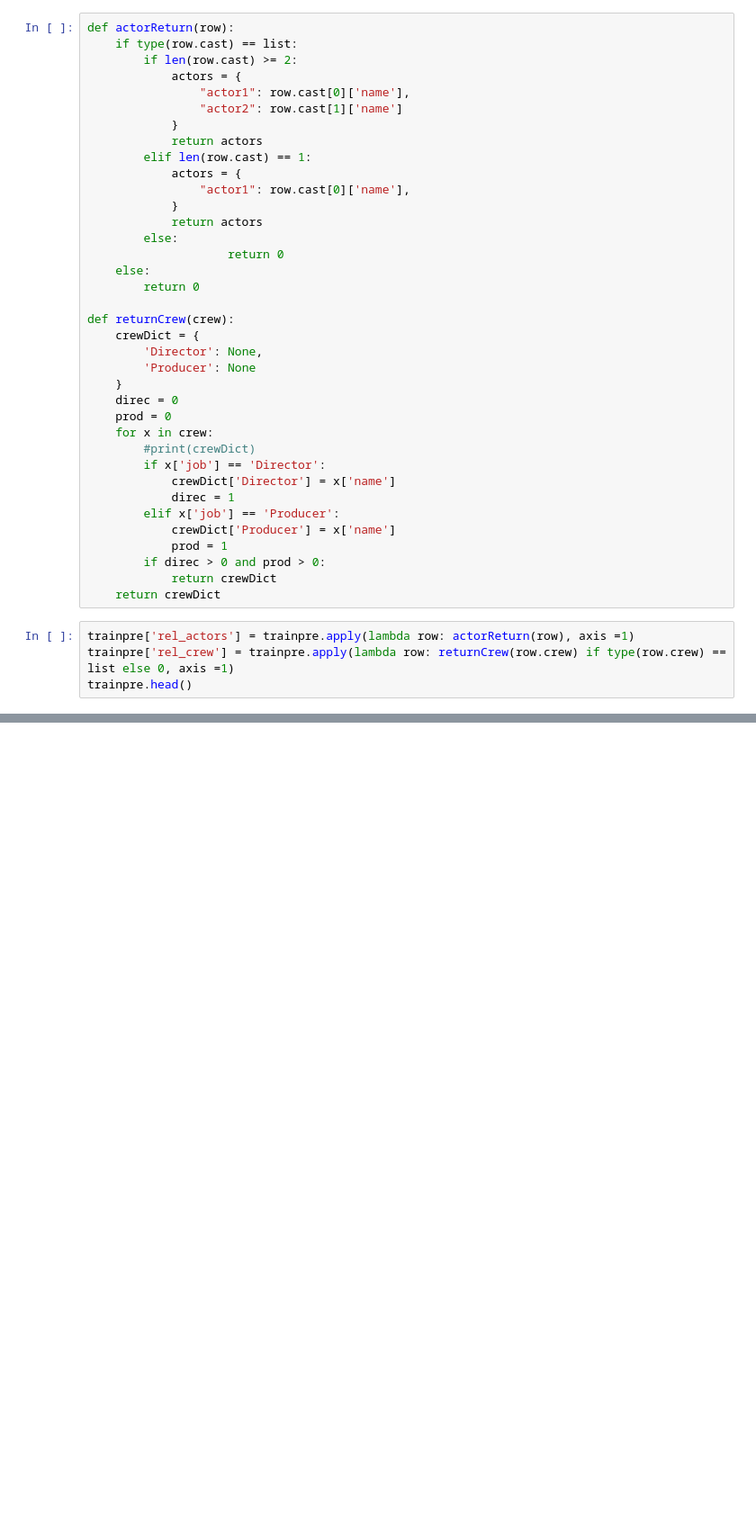
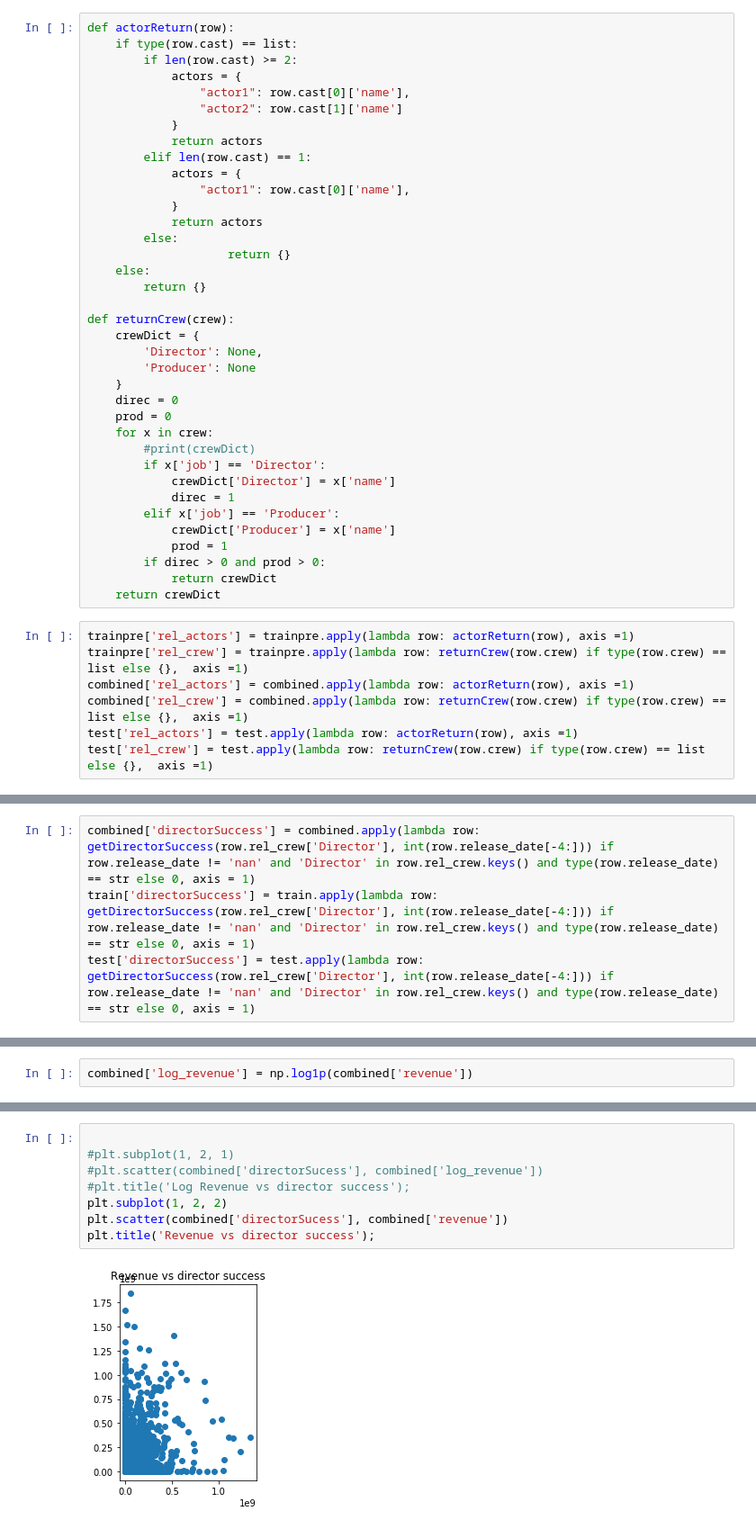
Before and after one commit to IsaLaughlin/CAP4770-Group_13, a Jupyter notebook: dsfinal.ipynb, the cells around one changed output, grey strips where cells are left out. Shown: that part at 90% size. Cells and saved outputs as stored; diff of their text form; blank space fills up the shorter version.

Commit message:
producer/actors success and touched up a couple of things

```diff
--- a/dsfinal.ipynb
+++ b/dsfinal.ipynb
@@ -42,9 +116,9 @@ def actorReturn(row):
             }
             return actors
         else:
-                    return 0
+                    return {}
     else:
-        return 0
+        return {}
 
 def returnCrew(crew):
     crewDict = {
@@ -66,5 +140,8 @@ def returnCrew(crew):
     return crewDict
 # %%
 trainpre['rel_actors'] = trainpre.apply(lambda row: actorReturn(row), axis =1)
-trainpre['rel_crew'] = trainpre.apply(lambda row: returnCrew(row.crew) if type(row.crew) == list else 0, axis =1)
-trainpre.head()
+trainpre['rel_crew'] = trainpre.apply(lambda row: returnCrew(row.crew) if type(row.crew) == list else {},  axis =1)
+combined['rel_actors'] = combined.apply(lambda row: actorReturn(row), axis =1)
+combined['rel_crew'] = combined.apply(lambda row: returnCrew(row.crew) if type(row.crew) == list else {},  axis =1)
+test['rel_actors'] = test.apply(lambda row: actorReturn(row), axis =1)
+test['rel_crew'] = test.apply(lambda row: returnCrew(row.crew) if type(row.crew) == list else {},  axis =1)
@@ -101,0 +368,4 @@ for x in range(0, 50):
+# %%
+combined['directorSuccess'] = combined.apply(lambda row: getDirectorSuccess(row.rel_crew['Director'], int(row.release_date[-4:])) if row.release_date != 'nan' and 'Director' in row.rel_crew.keys() and type(row.release_date) == str else 0, axis = 1)
+train['directorSuccess'] = train.apply(lambda row: getDirectorSuccess(row.rel_crew['Director'], int(row.release_date[-4:])) if row.release_date != 'nan' and 'Director' in row.rel_crew.keys() and type(row.release_date) == str else 0, axis = 1)
+test['directorSuccess'] = test.apply(lambda row: getDirectorSuccess(row.rel_crew['Director'], int(row.release_date[-4:])) if row.release_date != 'nan' and 'Director' in row.rel_crew.keys() and type(row.release_date) == str else 0, axis = 1)
@@ -101,0 +379,2 @@ for x in range(0, 50):
+# %%
+combined['log_revenue'] = np.log1p(combined['revenue'])
@@ -101,0 +397,10 @@ for x in range(0, 50):
+# %%
+
+#plt.subplot(1, 2, 1)
+#plt.scatter(combined['directorSucess'], combined['log_revenue'])
+#plt.title('Log Revenue vs director success');
+plt.subplot(1, 2, 2)
+plt.scatter(combined['directorSucess'], combined['revenue'])
+plt.title('Revenue vs director success');
+# %% [output]
+[figure, added]
```
Also changed, not shown: parts of 25 cells of this notebook.
